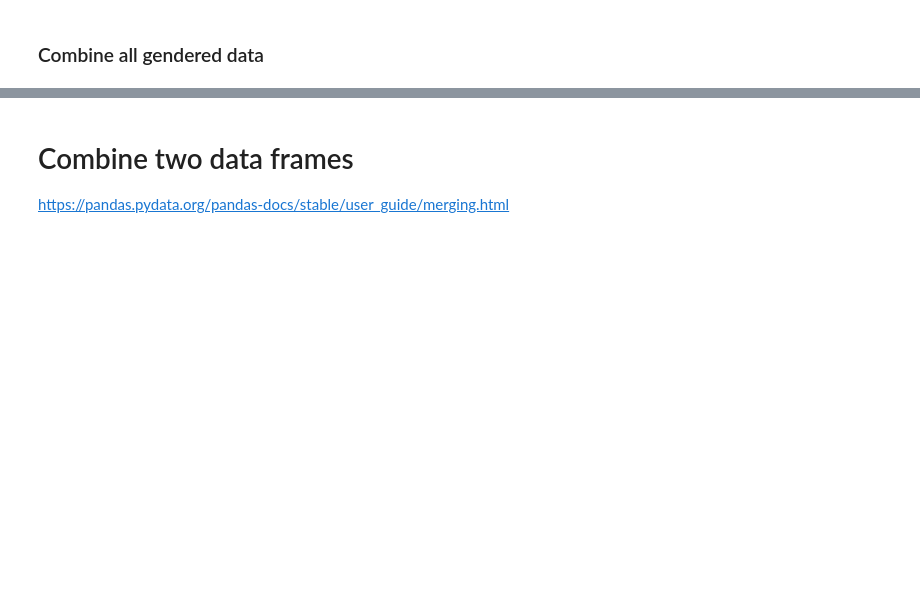
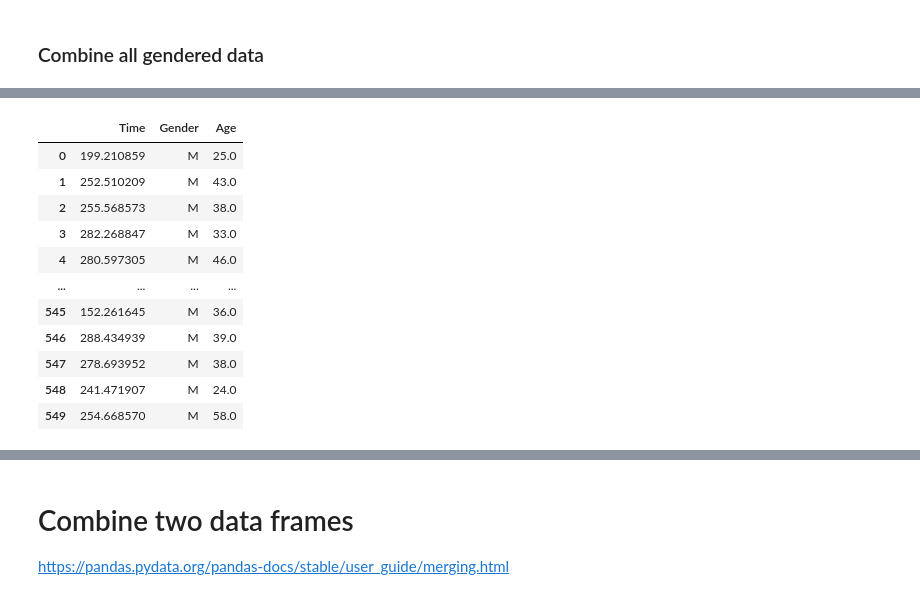
Before and after one commit to eoinlees/PforDA-Project-2020, a Jupyter notebook: PforDA-Project-2020.ipynb, the cells around one changed output, grey strips where cells are left out. Saved outputs shown, nothing was run; the diff lists cells and outputs as text; code cells hidden in the pictures; blank space fills up the shorter version.

```diff
--- a/PforDA-Project-2020.ipynb
+++ b/PforDA-Project-2020.ipynb
@@ -782,12 +782,25 @@ dfFemale
 # %%
 dfMale = pd.DataFrame(maleMarathon)
 
-Mgender = np.full(shape=600, fill_value="M", dtype=np.dtype(object))
+Mgender = np.full(shape=550, fill_value="M", dtype=np.dtype(object))
 dfMale['Gender'] = Mgender
 dfMale['Age'] = maleAges.round(0)
 dfMale = dfMale.rename(columns={0: "Time"})
+dfMale
 
-frames = [df1, df2, df3]
+#frames = [df1, df2, df3]
 
-In [5]: result = pd.concat(frames)dfMale
+#n [5]: result = pd.concat(frames)dfMale
 # %% [output]
+|  | Time | Gender | Age |
+| 0 | 199.210859 | M | 25.0 |
+| 1 | 252.510209 | M | 43.0 |
+| 2 | 255.568573 | M | 38.0 |
+| 3 | 282.268847 | M | 33.0 |
+| 4 | 280.597305 | M | 46.0 |
+| ... | ... | ... | ... |
+| 545 | 152.261645 | M | 36.0 |
+| 546 | 288.434939 | M | 39.0 |
+| 547 | 278.693952 | M | 38.0 |
+| 548 | 241.471907 | M | 24.0 |
+| 549 | 254.668570 | M | 58.0 |
```
Also changed, not shown: parts of 19 cells of this notebook.
